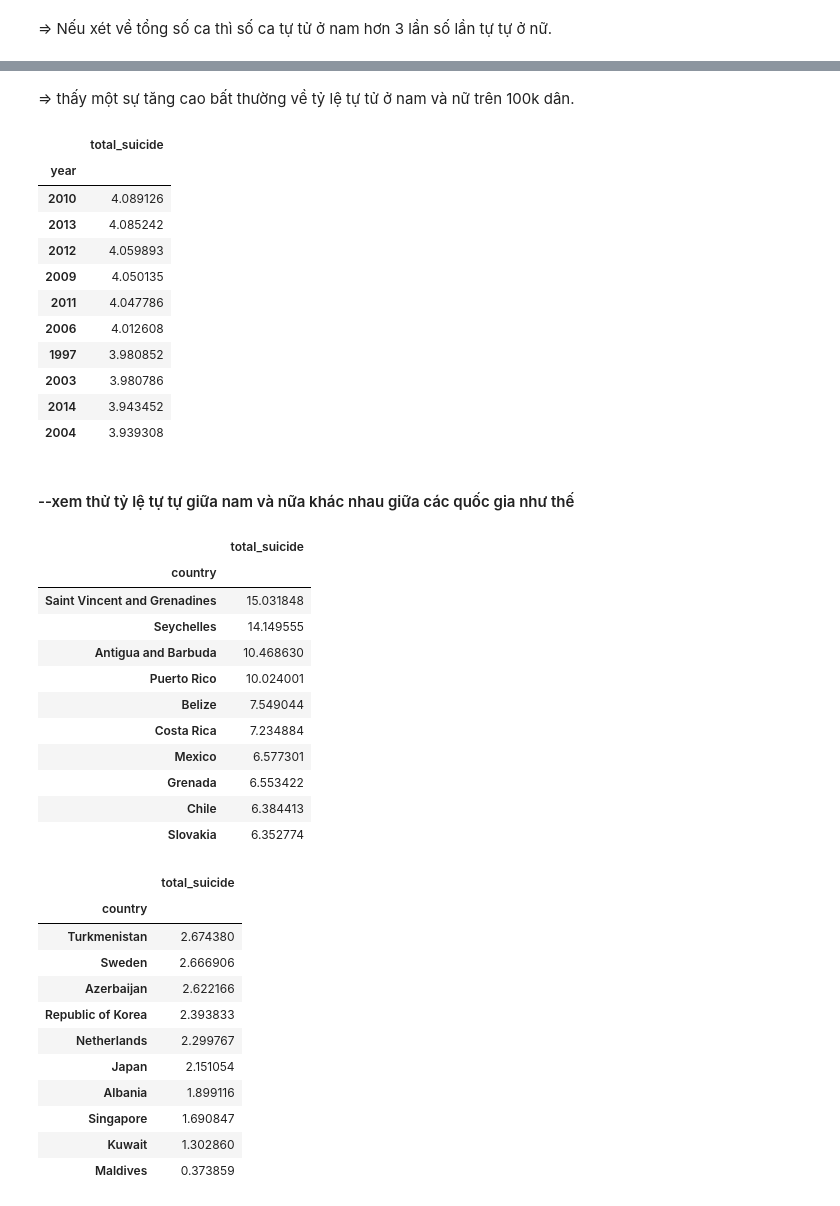
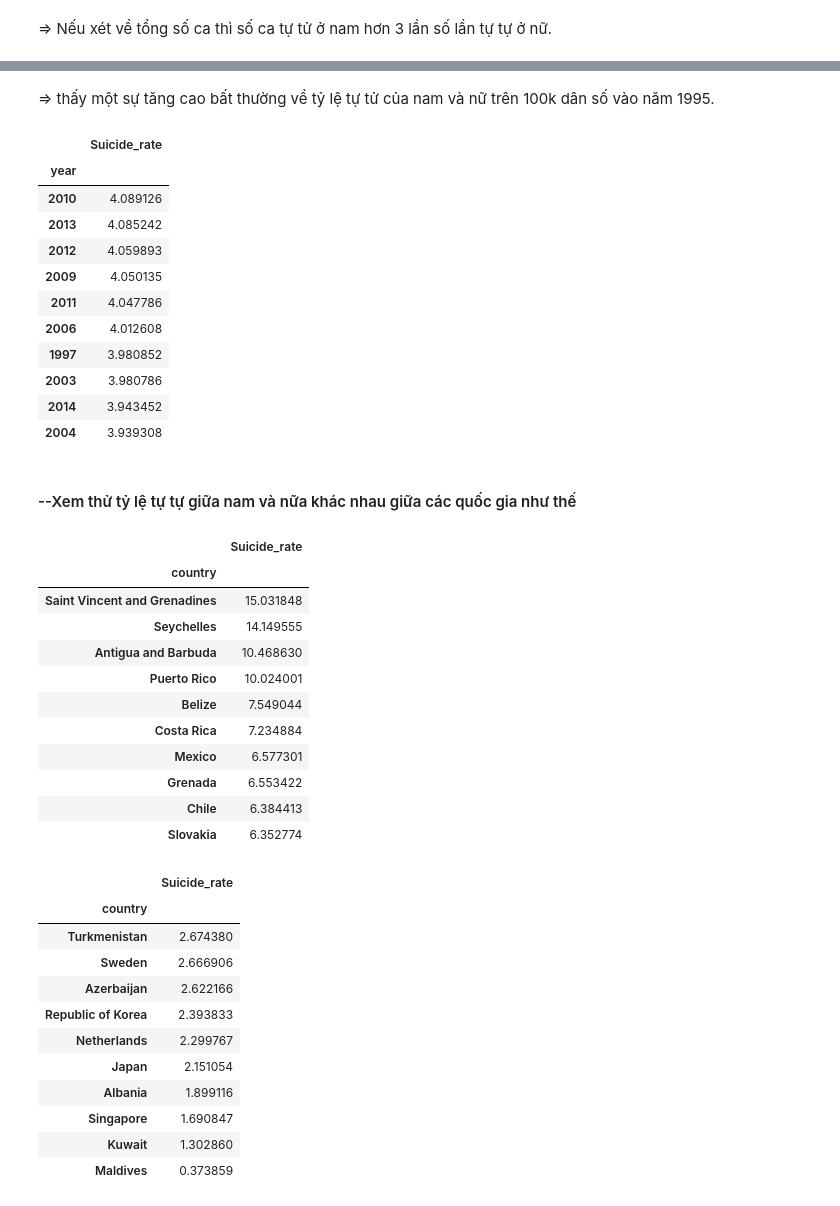
Before and after one commit to huynguyen1999/FinalProject-P4DS, a Jupyter notebook: 1712496-1712556.ipynb, the cells around one changed output, grey strips where cells are left out. Cells and saved outputs as stored; diff of their text form; code cells hidden in the pictures.

```diff
--- a/1712496-1712556.ipynb
+++ b/1712496-1712556.ipynb
@@ -541,16 +575,16 @@ Name: suicides_no, dtype: int64
 # %%
+male_df=sex_by_year[sex_by_year['sex']=='male'][['year','Suicide_rate']]
+female_df=sex_by_year[sex_by_year['sex']=='female'][['year','Suicide_rate']]
 
-sex_by_year = suicide_df.groupby(['year','sex']).agg({'suicides_no': ['sum']})
-sex_by_year.columns = ['total_suicide']
-sex_by_year.reset_index(inplace=True)
-sex_by_year
-male_df=sex_by_year[sex_by_year['sex']=='male'][['year','total_suicide']]
-female_df=sex_by_year[sex_by_year['sex']=='female'][['year','total_suicide']]
+fig, ax = plt.subplots(figsize=(20, 5))
 
-plt.figure(figsize=(20,5))
-plt.figtext(.5,.91,'Total Suicides  ', color='#ee4a09', fontsize=25, ha='center')
-plt.plot(male_df['year'],male_df['total_suicide'],marker='o')
-plt.plot(female_df['year'],female_df['total_suicide'],marker='o')
+
+ax.plot(male_df['year'],male_df['Suicide_rate'],marker='o')
+ax.plot(female_df['year'],female_df['Suicide_rate'],marker='o')
+
+ax.set(title = "Suicide_rate",
+       xlabel = "year",
+       ylabel = "Suicide_rate")
 plt.legend(['male','female'])
 plt.show()
 # %% [output]
@@ -560,15 +591,0 @@ plt.show()
-# %%
-
-sex_by_year = suicide_df.groupby(['year','sex']).agg({'suicides/100k pop': ['sum']})
-sex_by_year.columns = ['total_suicide']
-sex_by_year.reset_index(inplace=True)
-sex_by_year
-male_df=sex_by_year[sex_by_year['sex']=='male'][['year','total_suicide']]
-female_df=sex_by_year[sex_by_year['sex']=='female'][['year','total_suicide']]
-
-plt.figure(figsize=(20,5))
-plt.figtext(.5,.91,'Suicide rate in 100k pop ', color='#ee4a09', fontsize=25, ha='center')
-plt.plot(male_df['year'],male_df['total_suicide'],marker='o',label='male')
-plt.plot(female_df['year'],female_df['total_suicide'],marker='o',label='female')
-plt.legend(['male','female'])
-plt.show()
@@ -577,12 +592,13 @@ plt.show()
 # %% [markdown]
-=> thấy một sự tăng cao bất thường về tỷ lệ tự tử ở nam và nữ trên 100k dân.
+=> thấy một sự tăng cao bất thường về tỷ lệ tự tử của nam và nữ trên 100k dân số vào năm 1995.
 # %%
+#tính tỷ lệ số ca tự tử trên 100k dân số giữa 2 giới tính theo từng năm.
 male_df=male_df.set_index('year')
 female_df=female_df.set_index('year')
 index_max=male_df/female_df
-index_max.sort_values('total_suicide',ascending=False).head(10)
+index_max.sort_values('Suicide_rate',ascending=False).head(10)
 # %% [output]
-|  | total_suicide |
+|  | Suicide_rate |
 | year |  |
 | 2010 | 4.089126 |
 | 2013 | 4.085242 |
@@ -595,7 +611,7 @@ index_max.sort_values('total_suicide',ascending=False).head(10)
 | 2014 | 3.943452 |
 | 2004 | 3.939308 |
 # %% [markdown]
-#### --xem thử tỷ lệ tự tự giữa nam và nữa khác nhau giữa các quốc gia như thế
+#### --Xem thử tỷ lệ tự tự giữa nam và nữa khác nhau giữa các quốc gia như thế
 # %%
 # tính toán tỷ lệ tự tử của các quốc gia trên 100k dân
 sex_by_country = suicide_df.groupby(['country', 'sex']).agg({'suicides/100k pop': ['sum']})
@@ -612,9 +628,9 @@ female_df=female_df.set_index('country')
 index=male_df/female_df
 # %%
 # tính top10 cao nhât
-index.sort_values('total_suicide',ascending=False).head(10)
+index.sort_values('Suicide_rate',ascending=False).head(10)
 # %% [output]
-|  | total_suicide |
+|  | Suicide_rate |
 | country |  |
 | Saint Vincent and Grenadines | 15.031848 |
 | Seychelles | 14.149555 |
@@ -628,9 +644,9 @@ index.sort_values('total_suicide',ascending=False).head(10)
 | Slovakia | 6.352774 |
 # %%
 #top10 thấp nhất
-index.sort_values('total_suicide',ascending=False).tail(10)
+index.sort_values('Suicide_rate',ascending=False).tail(10)
 # %% [output]
-|  | total_suicide |
+|  | Suicide_rate |
 | country |  |
 | Turkmenistan | 2.674380 |
 | Sweden | 2.666906 |
```
Also changed, not shown: parts of 41 cells of this notebook.
